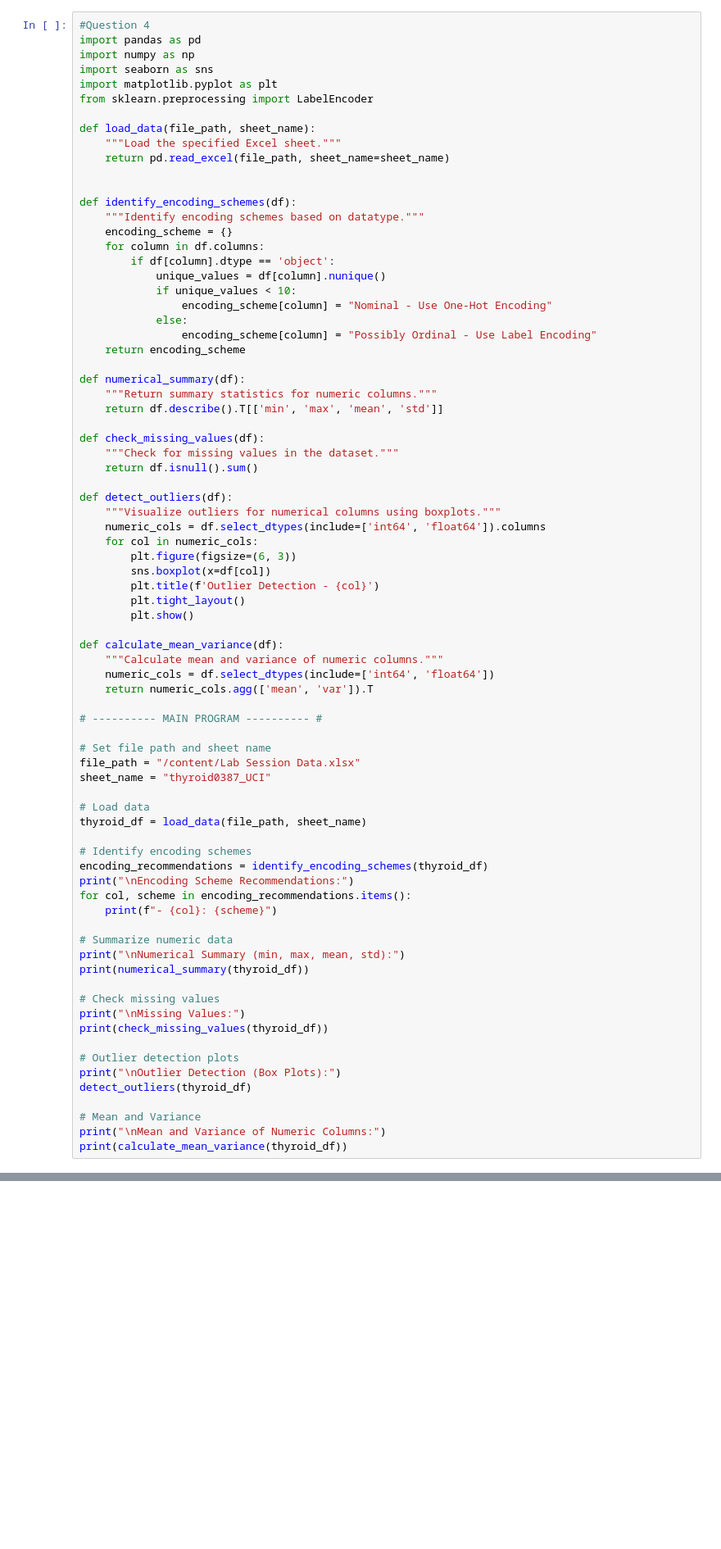
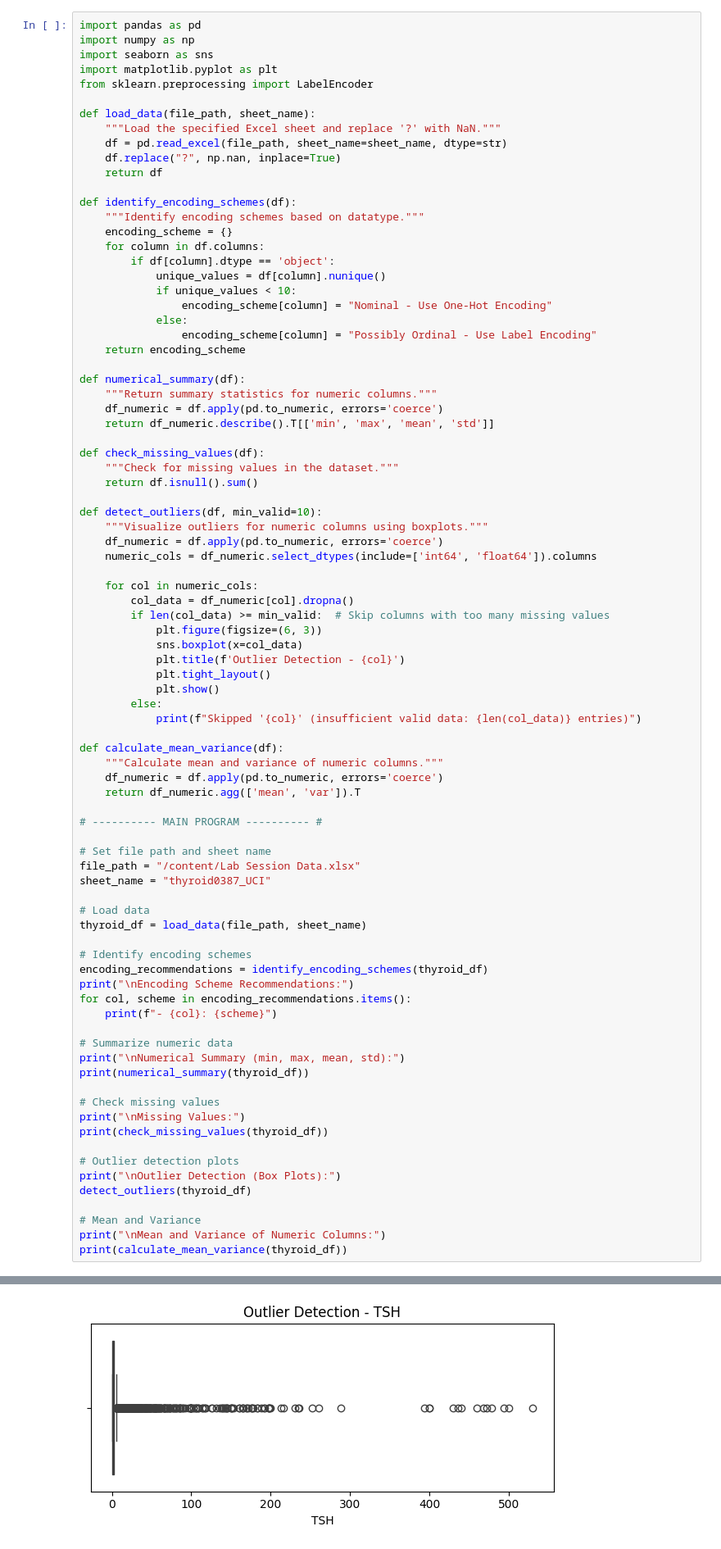
Before and after one commit to rvsvhy/Machine-Learning, a Jupyter notebook: Machine_Learning_Lab_2.ipynb, the cells around one changed output, grey strips where cells are left out. Shown at 82% size. Cells and saved outputs as stored; diff of their text form; blank space fills up the shorter version.

```diff
--- a/Machine_Learning_Lab_2.ipynb
+++ b/Machine_Learning_Lab_2.ipynb
@@ -234,7 +234,6 @@ Probability of Profit on Wednesday: 0.42
 Conditional Probability of Profit given Wednesday: 0.42
 [figure]
 # %%
-#Question 4
 import pandas as pd
 import numpy as np
 import seaborn as sns
@@ -242,9 +241,10 @@ import matplotlib.pyplot as plt
 from sklearn.preprocessing import LabelEncoder
 
 def load_data(file_path, sheet_name):
-    """Load the specified Excel sheet."""
-    return pd.read_excel(file_path, sheet_name=sheet_name)
-
+    """Load the specified Excel sheet and replace '?' with NaN."""
+    df = pd.read_excel(file_path, sheet_name=sheet_name, dtype=str)
+    df.replace("?", np.nan, inplace=True)
+    return df
 
 def identify_encoding_schemes(df):
     """Identify encoding schemes based on datatype."""
@@ -260,26 +260,33 @@ def identify_encoding_schemes(df):
 
 def numerical_summary(df):
     """Return summary statistics for numeric columns."""
-    return df.describe().T[['min', 'max', 'mean', 'std']]
+    df_numeric = df.apply(pd.to_numeric, errors='coerce')
+    return df_numeric.describe().T[['min', 'max', 'mean', 'std']]
 
 def check_missing_values(df):
     """Check for missing values in the dataset."""
     return df.isnull().sum()
 
-def detect_outliers(df):
-    """Visualize outliers for numerical columns using boxplots."""
-    numeric_cols = df.select_dtypes(include=['int64', 'float64']).columns
+def detect_outliers(df, min_valid=10):
+    """Visualize outliers for numeric columns using boxplots."""
+    df_numeric = df.apply(pd.to_numeric, errors='coerce')
+    numeric_cols = df_numeric.select_dtypes(include=['int64', 'float64']).columns
+
     for col in numeric_cols:
-        plt.figure(figsize=(6, 3))
-        sns.boxplot(x=df[col])
-        plt.title(f'Outlier Detection - {col}')
-        plt.tight_layout()
-        plt.show()
+        col_data = df_numeric[col].dropna()
+        if len(col_data) >= min_valid:  # Skip columns with too many missing values
+            plt.figure(figsize=(6, 3))
+            sns.boxplot(x=col_data)
+            plt.title(f'Outlier Detection - {col}')
+            plt.tight_layout()
+            plt.show()
+        else:
+            print(f"Skipped '{col}' (insufficient valid data: {len(col_data)} entries)")
 
 def calculate_mean_variance(df):
     """Calculate mean and variance of numeric columns."""
-    numeric_cols = df.select_dtypes(include=['int64', 'float64'])
-    return numeric_cols.agg(['mean', 'var']).T
+    df_numeric = df.apply(pd.to_numeric, errors='coerce')
+    return df_numeric.agg(['mean', 'var']).T
 
 # ---------- MAIN PROGRAM ---------- #
 
@@ -337,0 +357 @@ age        7.355582e+01  1.401801e+06
+[figure, added]
```
Also changed, not shown: parts of 2 cells of this notebook.
